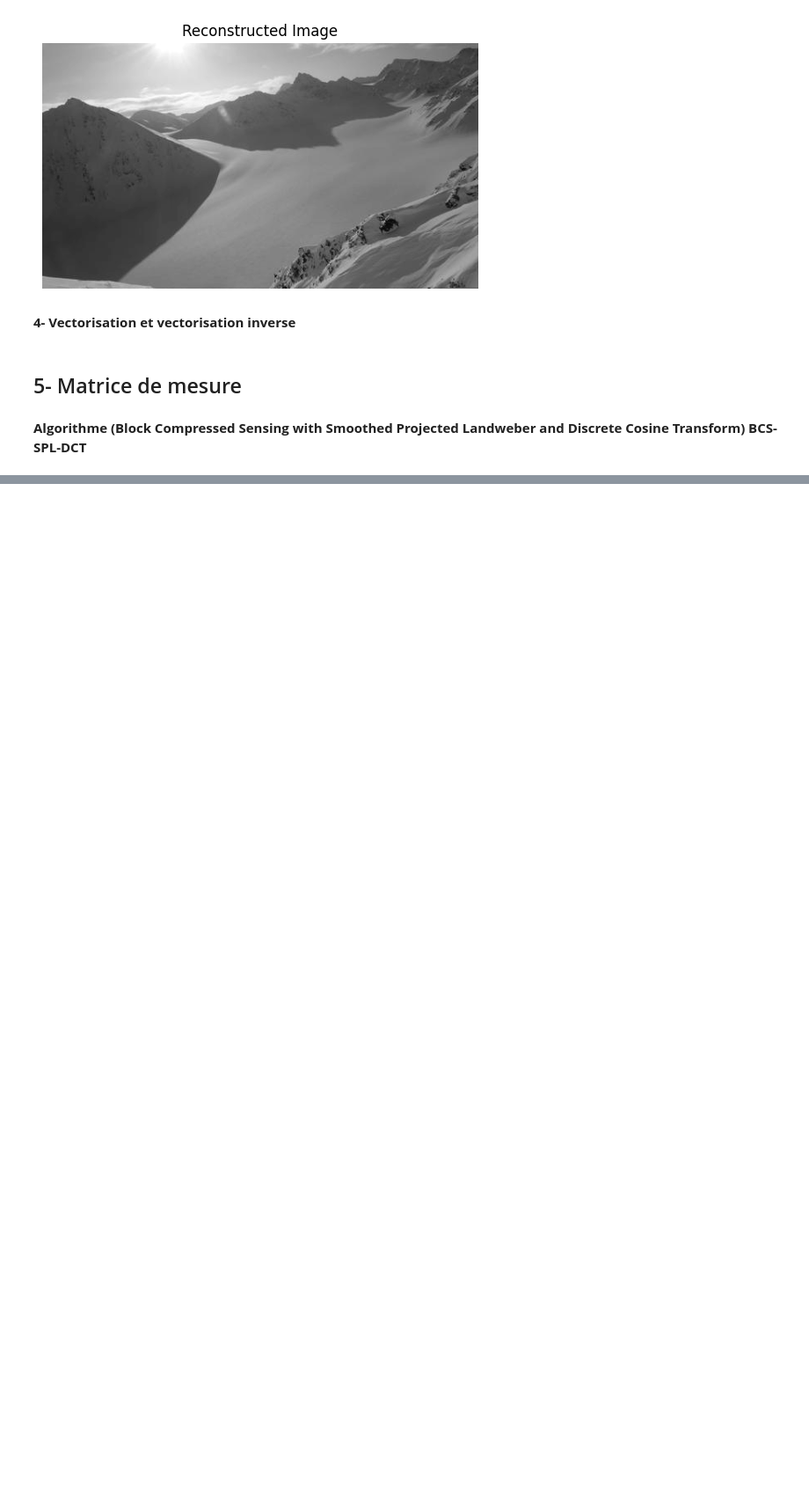
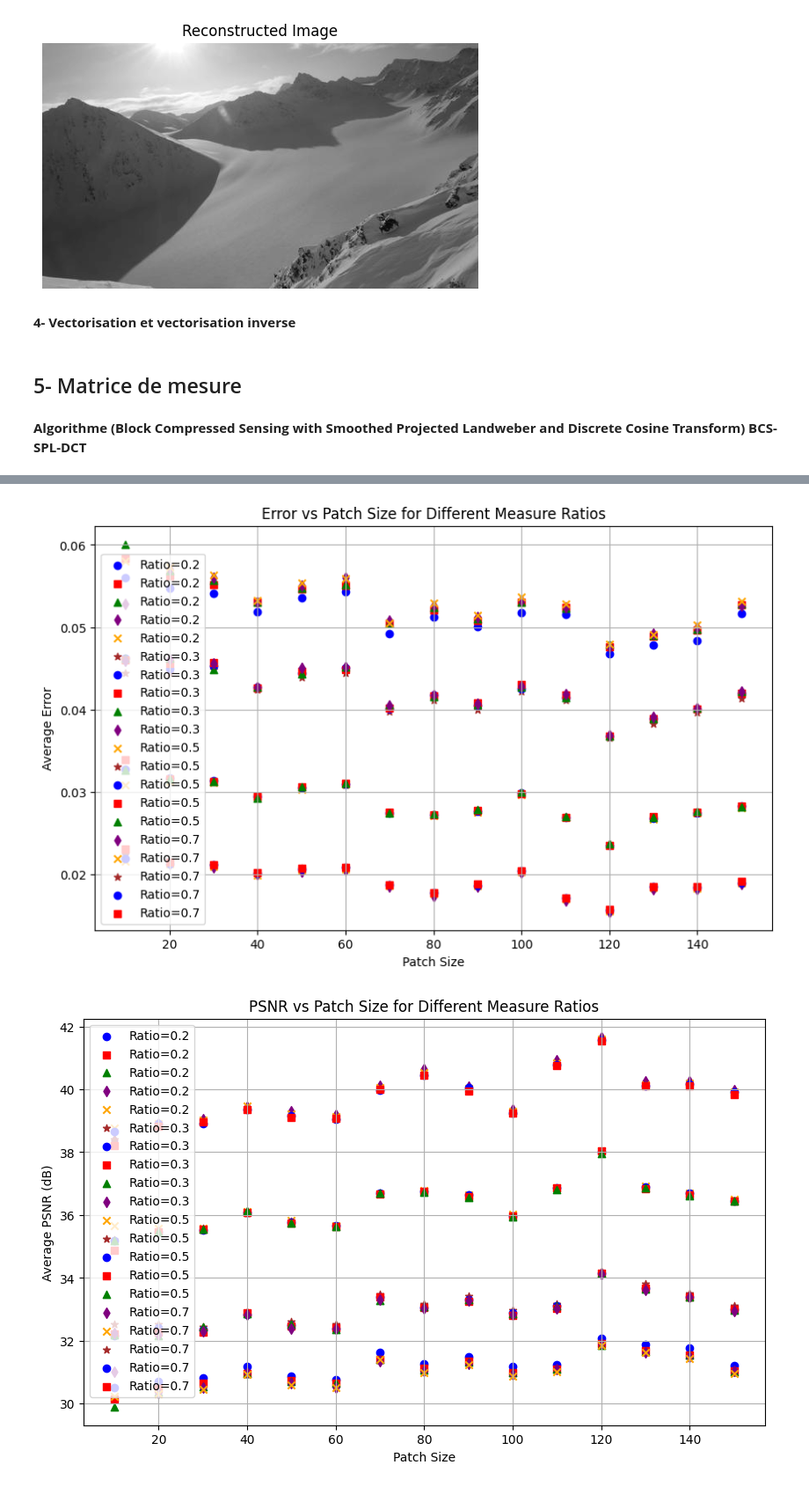
Before and after one commit to maul0803/Traitement_des_images, a Jupyter notebook: project.ipynb, the cells around one changed output, grey strips where cells are left out. Shown at 88% size. Saved outputs shown, nothing was run; the diff lists cells and outputs as text; code cells hidden in the pictures; blank space fills up the shorter version.

```diff
--- a/project.ipynb
+++ b/project.ipynb
@@ -332,8 +448,22 @@ def launch_test(patch_size=33, measure_ratio=0.5, lamb=12):
 
     # Reconstruction itérative
     reconstructed_img, error = BCS_SPL_iterative(img, Phi, y_vectors, patch_size, lamb=lamb, max_iters=100, epsilon=1e-10)
+    psnr = calculate_psnr(img, reconstructed_img)
+    return error, psnr
+def launch_test(img, patch_size=33, measure_ratio=0.5, lamb=12):
+    patches_order = int(np.sqrt(patch_size * patch_size))
+    M = int(np.floor(patches_order ** 2 * measure_ratio))  # Ratio appliqué sur M
+    Phi = phi(M, patches_order ** 2)  # Matrice de mesure
 
-    return error
+    # Compression
+    x_patches, _, _ = extract_patches(img, patch_size)
+    x_vectors = patches_to_vectors(x_patches)
+    y_vectors = (Phi @ x_vectors.T).T
+
+    # Reconstruction itérative
+    reconstructed_img, error = BCS_SPL_iterative(img, Phi, y_vectors, patch_size, lamb=lamb, max_iters=100, epsilon=1e-10)
+    psnr = calculate_psnr(img, reconstructed_img)
+    return error, psnr
 # %%
 np.random.seed(1)
 # Paramètres de test
@@ -504,0 +583,47 @@ plt.show()
+# %%
+def plot_results_indi(patch_sizes, error_results, psnr_results, time_results):
+    colors = ['blue', 'red', 'green', 'purple', 'orange', 'brown']
+    marker_styles = ['o', 's', '^', 'd', 'x', '*']
+
+    # Affichage des erreurs
+    plt.figure(figsize=(10, 6))
+    for idx, ((measure_ratio, _), errors) in enumerate(error_results.items()):
+        label = f"Ratio={measure_ratio}"  # Affiche seulement le ratio
+        plt.scatter(patch_sizes, errors, marker=marker_styles[idx % len(marker_styles)],
+                    color=colors[idx % len(colors)], linestyle='-', label=label)
+    plt.xlabel("Patch Size")
+    plt.ylabel("Average Error")
+    plt.title("Error vs Patch Size for Different Measure Ratios")
+    plt.legend()
+    plt.grid()
+    plt.show()
+
+    # Affichage des PSNR
+    plt.figure(figsize=(10, 6))
+    for idx, ((measure_ratio, _), psnrs) in enumerate(psnr_results.items()):
+        label = f"Ratio={measure_ratio}"  # Affiche seulement le ratio
+        plt.scatter(patch_sizes, psnrs, marker=marker_styles[idx % len(marker_styles)],
+                    color=colors[idx % len(colors)], linestyle='-', label=label)
+    plt.xlabel("Patch Size")
+    plt.ylabel("Average PSNR (dB)")
+    plt.title("PSNR vs Patch Size for Different Measure Ratios")
+    plt.legend()
+    plt.grid()
+    plt.show()
+
+    # Affichage des temps d'exécution
+    plt.figure(figsize=(10, 6))
+    for idx, ((measure_ratio, _), times) in enumerate(time_results.items()):
+        label = f"Ratio={measure_ratio}"  # Affiche seulement le ratio
+        plt.scatter(patch_sizes, times, marker=marker_styles[idx % len(marker_styles)],
+                    color=colors[idx % len(colors)], linestyle='-', label=label)
+    plt.xlabel("Patch Size")
+    plt.ylabel("Average Execution Time (seconds)")
+    plt.title("Execution Time vs Patch Size for Different Measure Ratios")
+    plt.legend()
+    plt.grid()
+    plt.show()
+plot_results_indi(patch_sizes, error_results, psnr_results, time_results)
+# %% [output]
+[figure, added]
+[figure, added]
```
Also changed, not shown: parts of 10 cells of this notebook, 3 other files.
